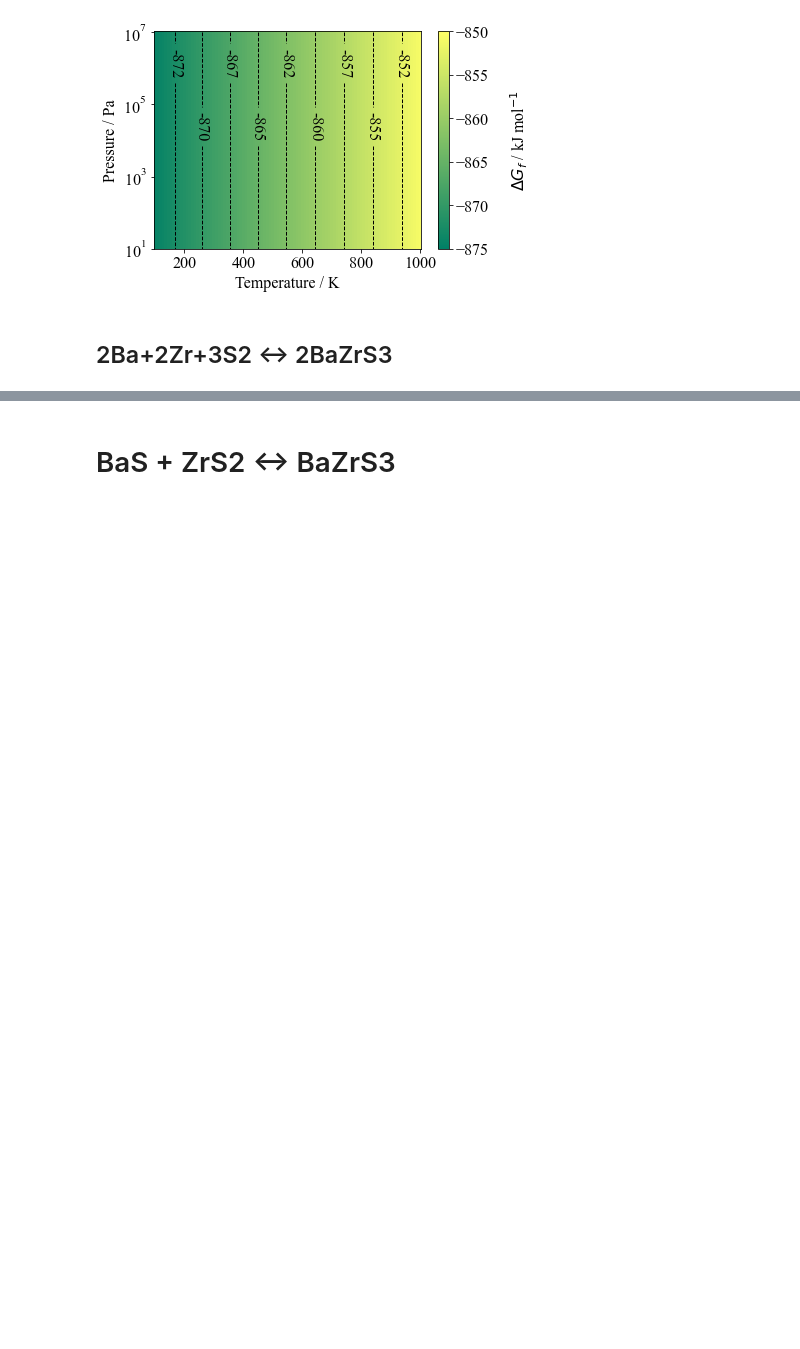
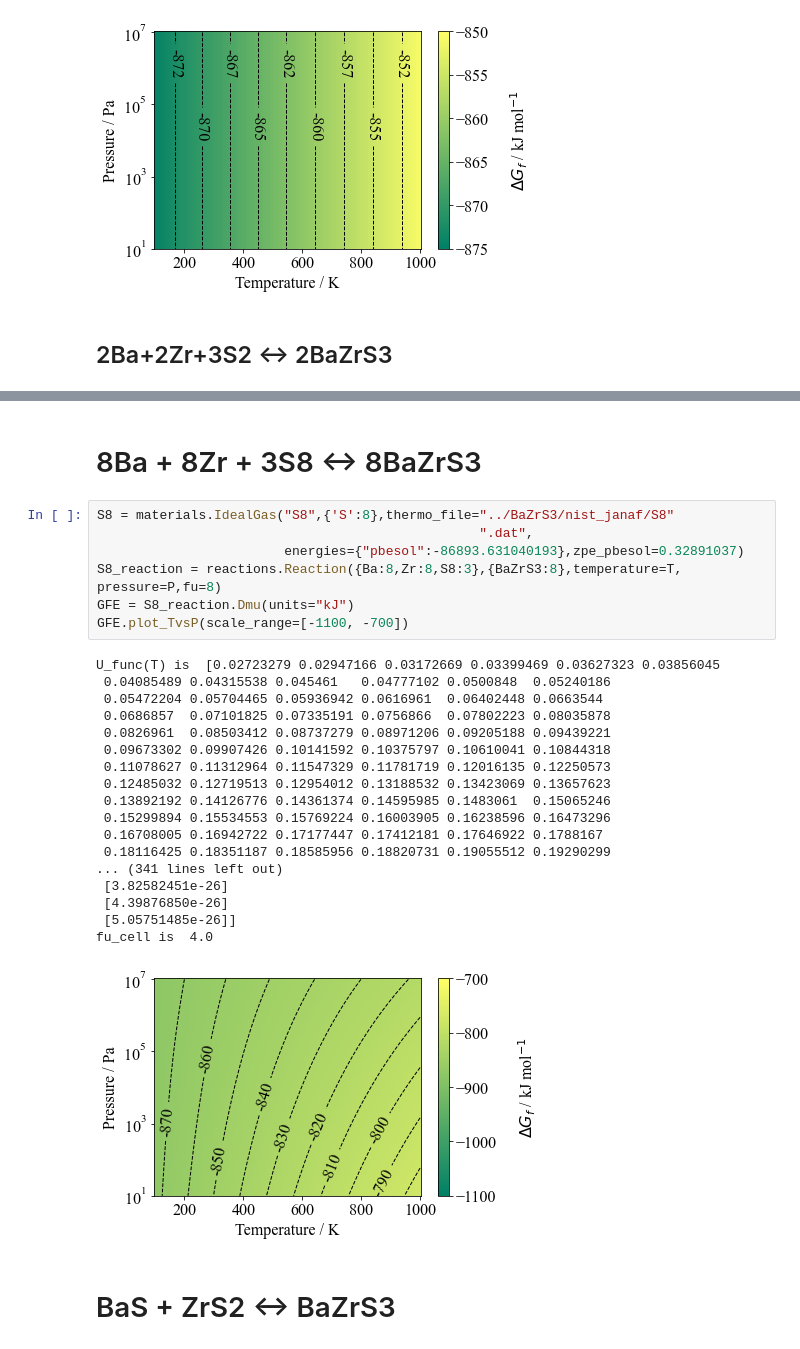
Before and after one commit to NU-CEM/ThermoPot, a Jupyter notebook: BaZrS3/BaZrS3.ipynb, the cells around one changed output, grey strips where cells are left out. Cells and saved outputs as stored; diff of their text form; blank space fills up the shorter version.

Commit message:
some more reactions calculated and plotted...

```diff
--- a/BaZrS3/BaZrS3.ipynb
+++ b/BaZrS3/BaZrS3.ipynb
@@ -66,4 +100,33 @@ GFE.plot_TvsP(scale_range=[-1100, -700])
 [figure]
+# %% [markdown]
+# 8Ba + 8Zr + 3S8 <-> 8BaZrS3
+# %%
+S8 = materials.IdealGas("S8",{'S':8},thermo_file="../BaZrS3/nist_janaf/S8"
+                                                 ".dat",
+                        energies={"pbesol":-86893.631040193},zpe_pbesol=0.32891037)
+S8_reaction = reactions.Reaction({Ba:8,Zr:8,S8:3},{BaZrS3:8},temperature=T,
+pressure=P,fu=8)
+GFE = S8_reaction.Dmu(units="kJ")
+GFE.plot_TvsP(scale_range=[-1100, -700])
+# %% [output]
+U_func(T) is  [0.02723279 0.02947166 0.03172669 0.03399469 0.03627323 0.03856045
+ 0.04085489 0.04315538 0.045461   0.04777102 0.0500848  0.05240186
+ 0.05472204 0.05704465 0.05936942 0.0616961  0.06402448 0.0663544
+ 0.0686857  0.07101825 0.07335191 0.0756866  0.07802223 0.08035878
+ 0.0826961  0.08503412 0.08737279 0.08971206 0.09205188 0.09439221
+ 0.09673302 0.09907426 0.10141592 0.10375797 0.10610041 0.10844318
+ 0.11078627 0.11312964 0.11547329 0.11781719 0.12016135 0.12250573
+ 0.12485032 0.12719513 0.12954012 0.13188532 0.13423069 0.13657623
+ 0.13892192 0.14126776 0.14361374 0.14595985 0.1483061  0.15065246
+ 0.15299894 0.15534553 0.15769224 0.16003905 0.16238596 0.16473296
+ 0.16708005 0.16942722 0.17177447 0.17412181 0.17646922 0.1788167
+ 0.18116425 0.18351187 0.18585956 0.18820731 0.19055512 0.19290299
+... (341 lines left out)
+ [3.82582451e-26]
+ [4.39876850e-26]
+ [5.05751485e-26]]
+fu_cell is  4.0
+[figure, added]
 # %% [markdown]
 # BaS + ZrS2 <-> BaZrS3
 # %%
```
Also changed, not shown: parts of 15 cells of this notebook.
